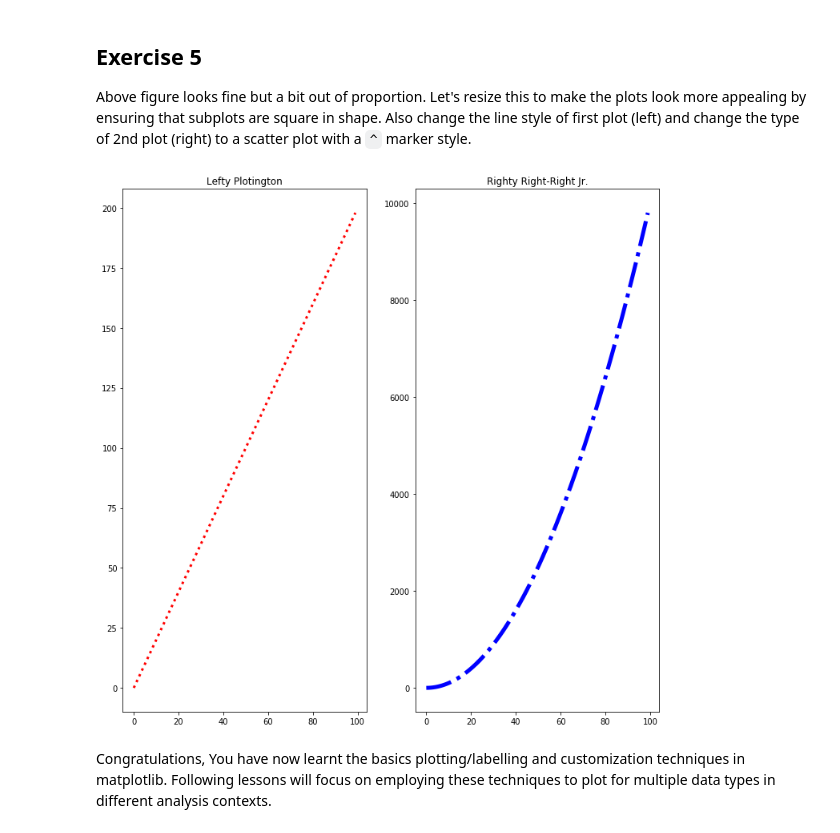
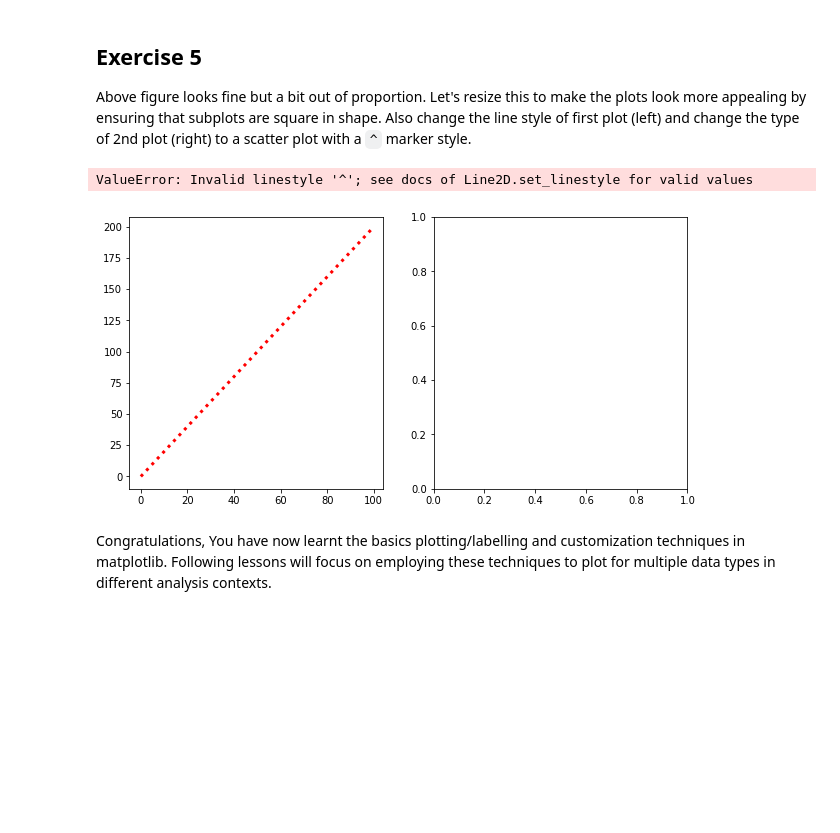
Before and after one commit to jnawjux/dsc-1-03-13-customizing-visualizations-with-matplotlib-lab-seattle-ds-career-040119, a Jupyter notebook: index.ipynb, the cells around one changed output. Cells and saved outputs as stored; diff of their text form; code cells hidden in the pictures; blank space fills up the shorter version.

```diff
--- a/index.ipynb
+++ b/index.ipynb
@@ -152,16 +152,17 @@ plt.show()
 
 Above figure looks fine but a bit out of proportion. Let's resize this to make the plots look more appealing by ensuring that subplots are square in shape. Also change the line style of first plot (left) and change the type of 2nd plot (right) to a scatter plot with a `^` marker style.
 # %%
-figs = plt.figure(figsize=(12, 12))
+figs = plt.figure(figsize=(10, 5))
 ax1 = figs.add_subplot(121)
 ax2 = figs.add_subplot(122)
 ax1.plot(x, y, c='red', linewidth=3, linestyle=':')
-ax2.plot(x,z, c= 'blue', linewidth=5, linestyle='-.')
+ax2.plot(x,z, c= 'blue', linewidth=5, linestyle='^')
 ax1.set_title('Lefty Plotington')
 ax2.set_title('Righty Right-Right Jr.')
 plt.show()
 # %% [output]
+ValueError: Invalid linestyle '^'; see docs of Line2D.set_linestyle for valid values
-[figure, old version]
+[figure, new version]
 # %% [markdown]
 Congratulations, You have now learnt the basics plotting/labelling and customization techniques in matplotlib. Following lessons will focus on employing these techniques to plot for multiple data types in different analysis contexts.
 # %% [markdown]
```
